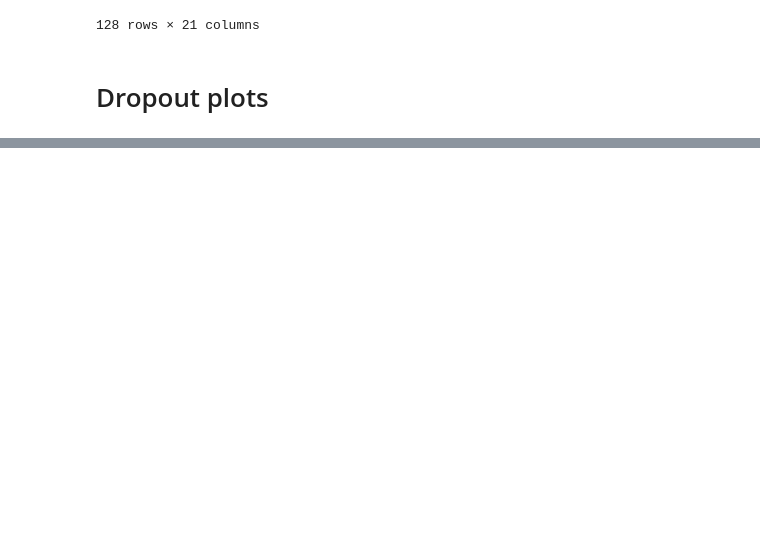
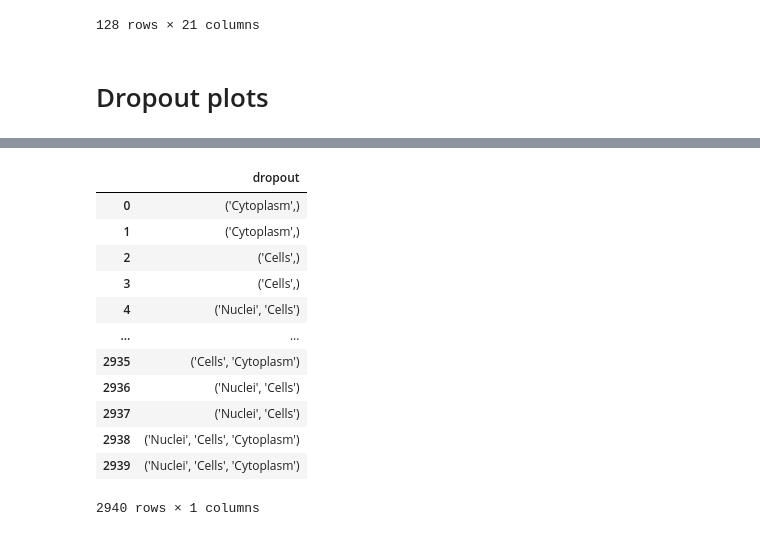
Before and after one commit to jump-cellpainting/jump-scope-analysis, a Jupyter notebook: enabling-sphering.ipynb, the cells around one changed output, grey strips where cells are left out. Saved outputs shown, nothing was run; the diff lists cells and outputs as text; code cells hidden in the pictures; blank space fills up the shorter version.

```diff
--- a/enabling-sphering.ipynb
+++ b/enabling-sphering.ipynb
@@ -760,0 +856,17 @@ collated_dropout_df
+# %%
+test = pd.read_csv("checkpoints/feature-dropouts-nuclei_cytoplasm_cells.csv", usecols=["dropout"])
+test
+# %% [output]
+|  | dropout |
+| 0 | ('Cytoplasm',) |
+| 1 | ('Cytoplasm',) |
+| 2 | ('Cells',) |
+| 3 | ('Cells',) |
+| 4 | ('Nuclei', 'Cells') |
+| ... | ... |
+| 2935 | ('Cells', 'Cytoplasm') |
+| 2936 | ('Nuclei', 'Cells') |
+| 2937 | ('Nuclei', 'Cells') |
+| 2938 | ('Nuclei', 'Cells', 'Cytoplasm') |
+| 2939 | ('Nuclei', 'Cells', 'Cytoplasm') |
+2940 rows × 1 columns
```
Also changed, not shown: parts of 11 cells of this notebook.
